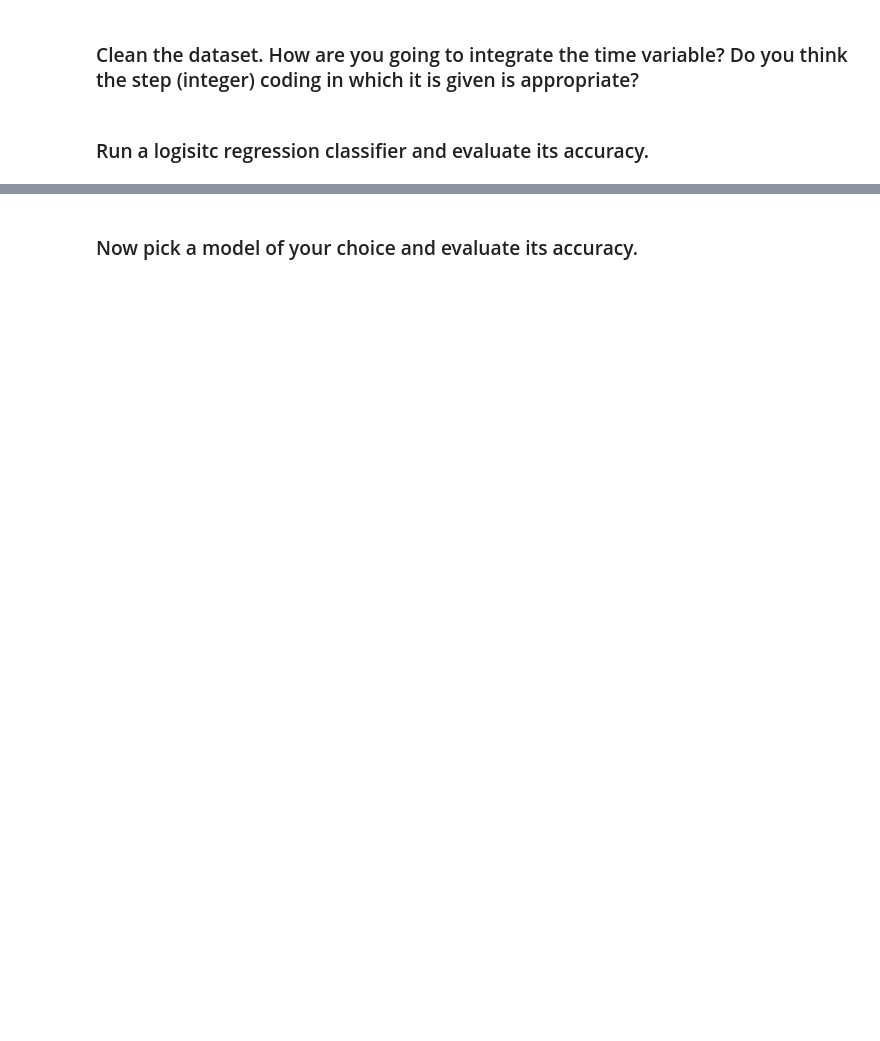
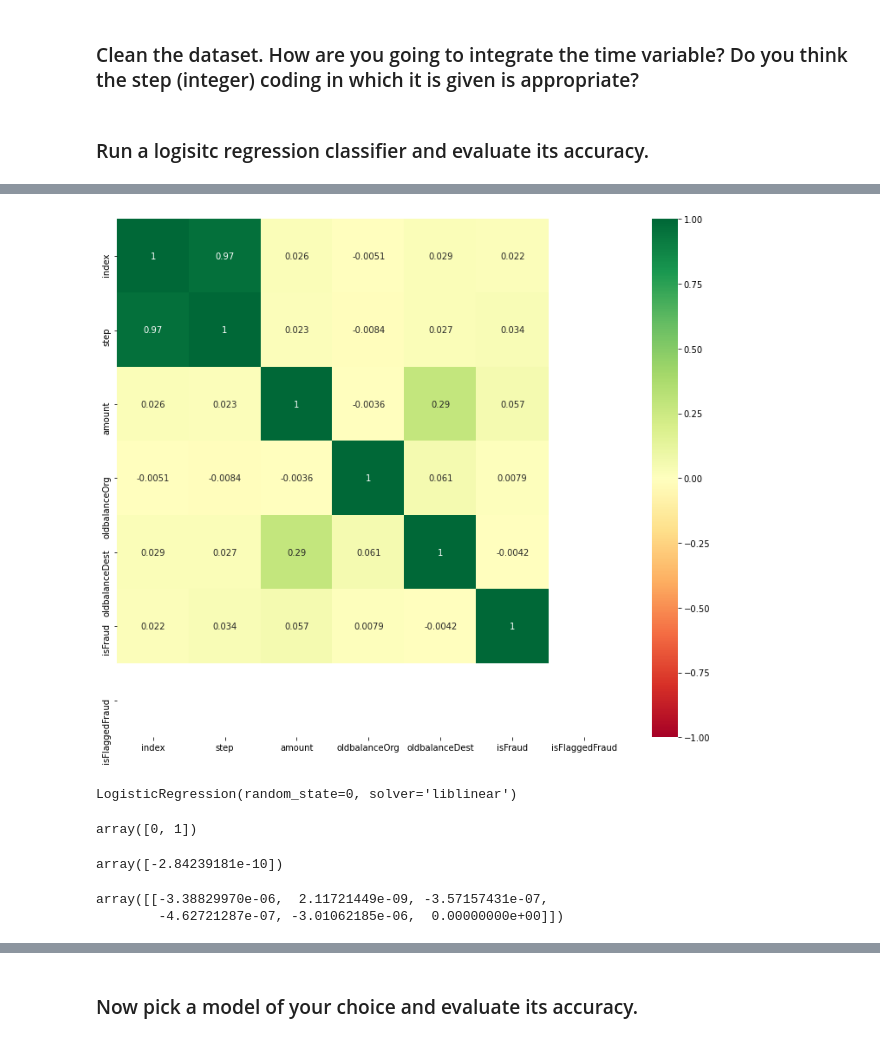
Before and after one commit to ta-data-lis/lab-imbalance, a Jupyter notebook: your-code/lab_imbalance.ipynb, the cells around one changed output, grey strips where cells are left out. Cells and saved outputs as stored; diff of their text form; code cells hidden in the pictures; blank space fills up the shorter version.

```diff
--- a/your-code/lab_imbalance.ipynb
+++ b/your-code/lab_imbalance.ipynb
@@ -25,0 +82,2 @@ Like we disussed in class, when we have noisy data, if we are not careful, we ca
+# %%
+data_sample.drop('newbalanceOrig',axis=1,inplace=True)
@@ -25,0 +88,8 @@ Like we disussed in class, when we have noisy data, if we are not careful, we ca
+# %%
+data_sample.drop(['type','nameOrig','nameDest'],axis=1,inplace=True)
+# %%
+corr=data_sample.corr()
+fig, ax = plt.subplots(figsize = (13,11))
+sns.heatmap(corr, cmap = plt.cm.RdYlGn, ax = ax, vmin = -1, vmax = 1, annot=True);
+# %% [output]
+[figure, added]
@@ -25,0 +106,17 @@ Like we disussed in class, when we have noisy data, if we are not careful, we ca
+# %%
+model.fit(X, y)
+# %% [output]
+LogisticRegression(random_state=0, solver='liblinear')
+# %%
+model.classes_
+# %% [output]
+array([0, 1])
+# %%
+model.intercept_
+# %% [output]
+array([-2.84239181e-10])
+# %%
+model.coef_
+# %% [output]
+array([[-3.38829970e-06,  2.11721449e-09, -3.57157431e-07,
+        -4.62721287e-07, -3.01062185e-06,  0.00000000e+00]])
```
Also changed, not shown: parts of 37 cells of this notebook.
